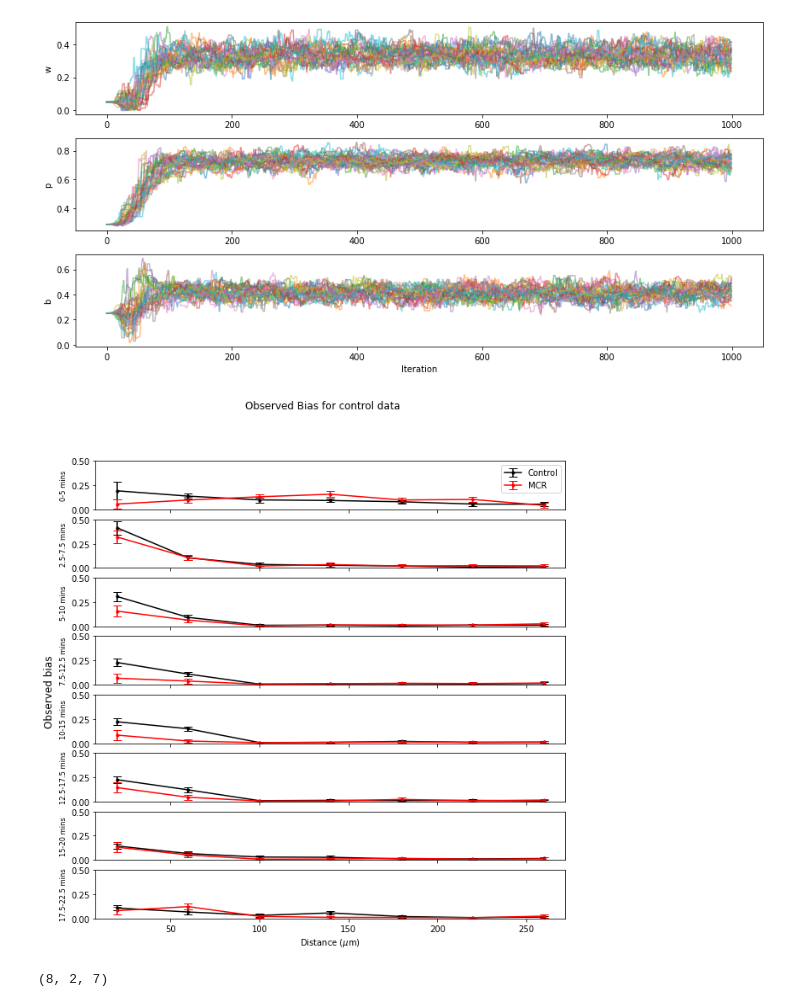
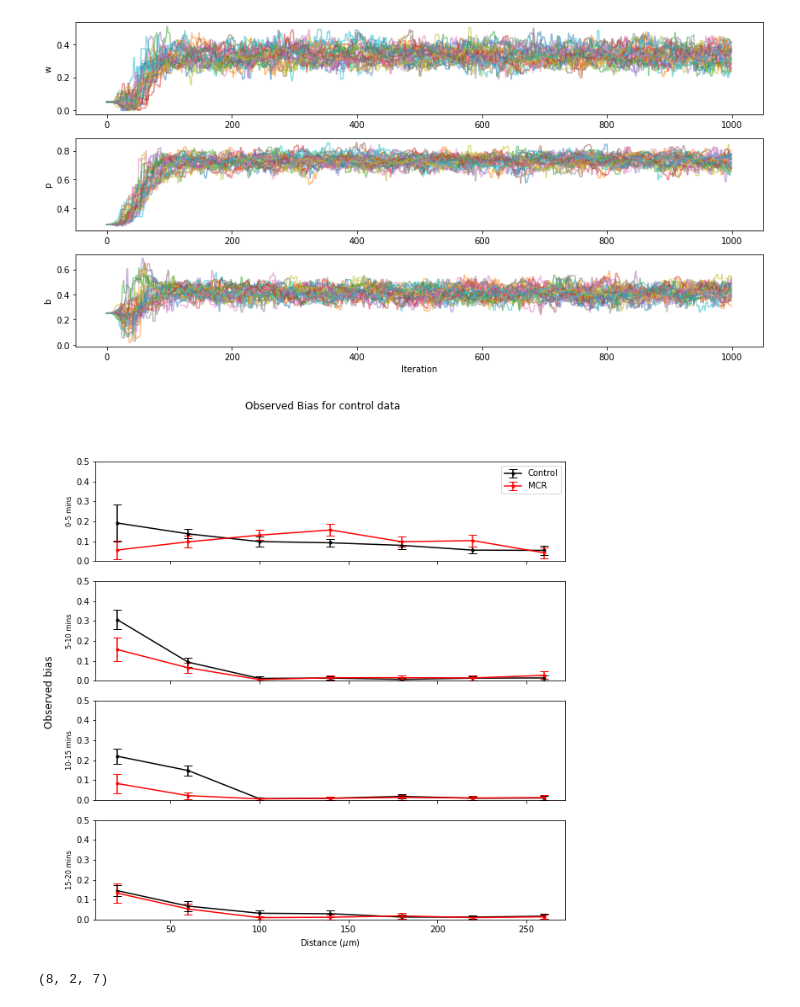
Before and after one commit to Schumacher-group/ImmuneCellMigrationAnalysis, a Jupyter notebook: Notebooks/Observed bias visualisation.ipynb, the cells around one changed output. Saved outputs shown, nothing was run; the diff lists cells and outputs as text; code cells hidden in the pictures.

```diff
--- a/Notebooks/Observed bias visualisation.ipynb
+++ b/Notebooks/Observed bias visualisation.ipynb
@@ -78,33 +78,36 @@ plt.show()
 # %% [output]
 [figure]
 # %%
-fig, ax = plt.subplots(len(time_labels), 1, figsize=(10, 10), sharex=True)
+
+stepSizeTimeBins = 2
+nTimeBins = int(np.round(len(time_labels)/stepSizeTimeBins))
+fig, ax = plt.subplots(nTimeBins, 1, figsize=(10, 10), sharex=True)
 fig.suptitle("Observed Bias for control data")
-for i in range(len(time_labels)):
+for i in range(nTimeBins):
     meansC = []
     stdsC = []
     meansM = []
     stdsM = []
     for j in range(len(distance)):
-        ObBiasC = bias_values_control(j, i)
-        ObBiasM = bias_values_mcr(j, i)
+        ObBiasC = bias_values_control(j, i*stepSizeTimeBins)
+        ObBiasM = bias_values_mcr(j, i*stepSizeTimeBins)
 
         meansC.append(ObBiasC[0])
         stdsC.append(ObBiasC[1])
         meansM.append(ObBiasM[0])
         stdsM.append(ObBiasM[1])
     ax[i].errorbar(distance,meansC,yerr = stdsC,marker='o',markersize = 3,capsize = 5,color = 'k', label = "Control")
     ax[i].errorbar(distance,meansM,yerr = stdsM,marker='o',markersize = 3,capsize = 5,color = 'r', label = "MCR")
     ax[i].set_ylim(0,0.5)
-    ax[i].set_ylabel(f"{time_labels[i]} mins", rotation=90, size='small')
+    ax[i].set_ylabel(f"{time_labels[i*stepSizeTimeBins]} mins", rotation=90, size='small')
 plt.xlabel("Distance ($\mu$m)")
 ax[0].legend(loc='upper right')
 
 fig.text(0.04, 0.5, 'Observed bias', va='center', rotation='vertical', size = 'large')
-plt.savefig("Figures/Observed bias control & mcr_new_data_1.pdf")
+plt.savefig("Figures/Observed bias control & mcr_new_data_nonoverlappingbins.pdf")
 plt.show()
 # %% [output]
-[figure, old version]
+[figure, new version]
 # %%
 # rearrange data to plot all time-points in one plot
 obs_bias_control = []
```
Also changed, not shown: parts of 3 cells of this notebook, 3 other files.
